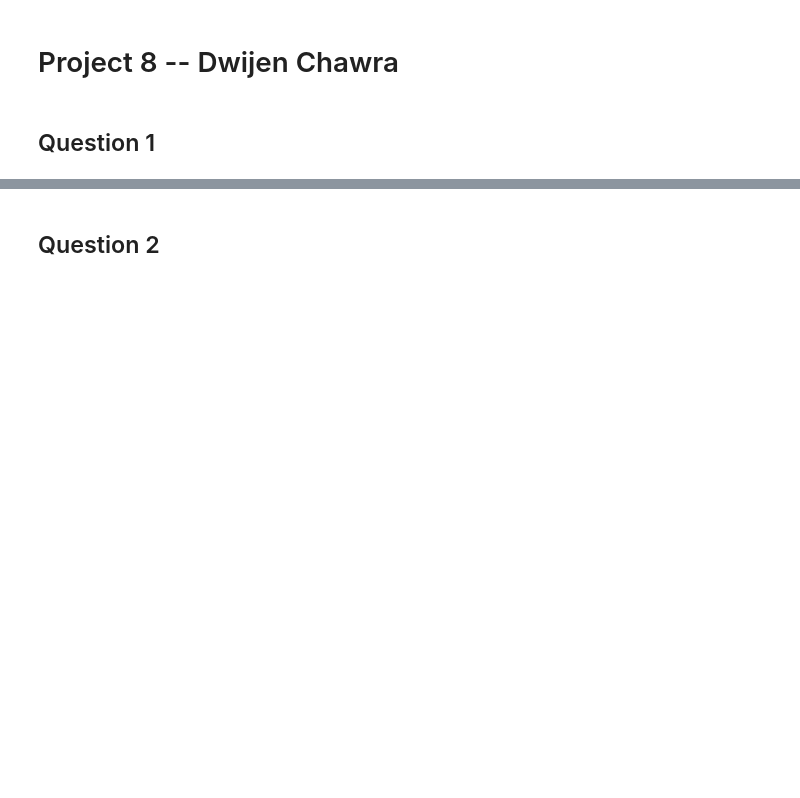
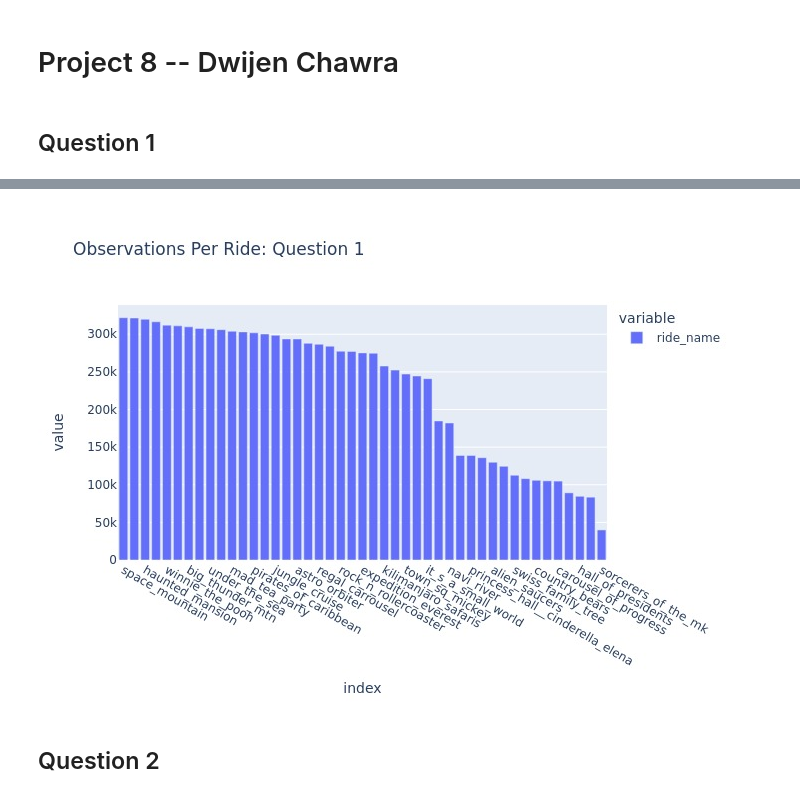
Before and after one commit to dwijenchawra/tdm202, a Jupyter notebook: project8/dwijen-chawra-project8.ipynb, the cells around one changed output, grey strips where cells are left out. Drawn from its saved outputs; the diff is of its cells as text; code cells hidden in the pictures; blank space fills up the shorter version.

```diff
--- a/project8/dwijen-chawra-project8.ipynb
+++ b/project8/dwijen-chawra-project8.ipynb
@@ -16,7 +21,8 @@ meta = pd.read_csv("/anvil/projects/tdm/data/disney/metadata.csv")
 
 # pqdata['ride_name'].value_counts()
 
-fig = px.bar(pqdata['ride_name'].value_counts())
+fig = px.bar(pqdata['ride_name'].value_counts(), title="Observations Per Ride: Question 1")
 fig.update_xaxes(tickangle=30)
-# fig.show(renderer="jpg")
+
+fig.show(renderer="jpg")
 # %% [output]
@@ -24,3 +29,4 @@ fig.update_xaxes(tickangle=30)
+[figure, added]
 # %% [markdown]
 ## Question 2
 # %% [markdown]
```
Also changed, not shown: parts of 2 cells of this notebook, 1 other file.
